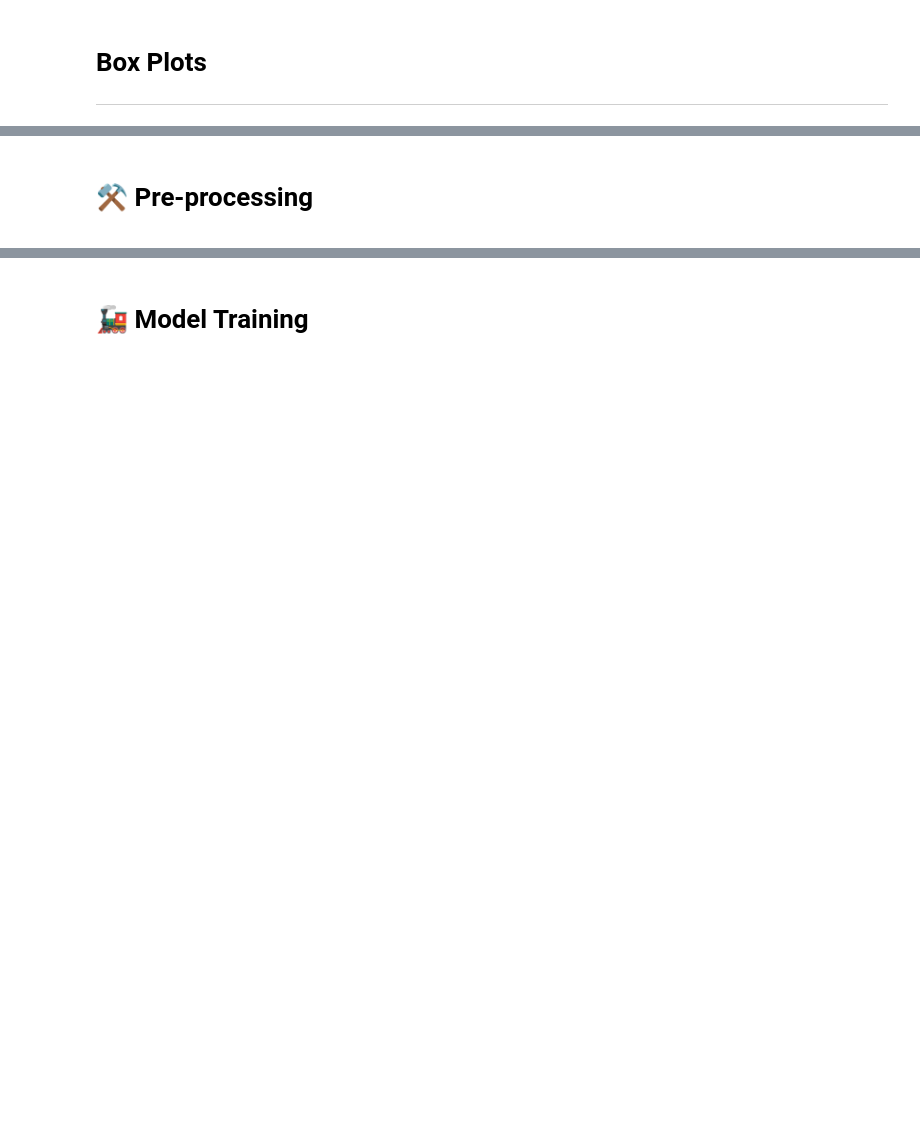
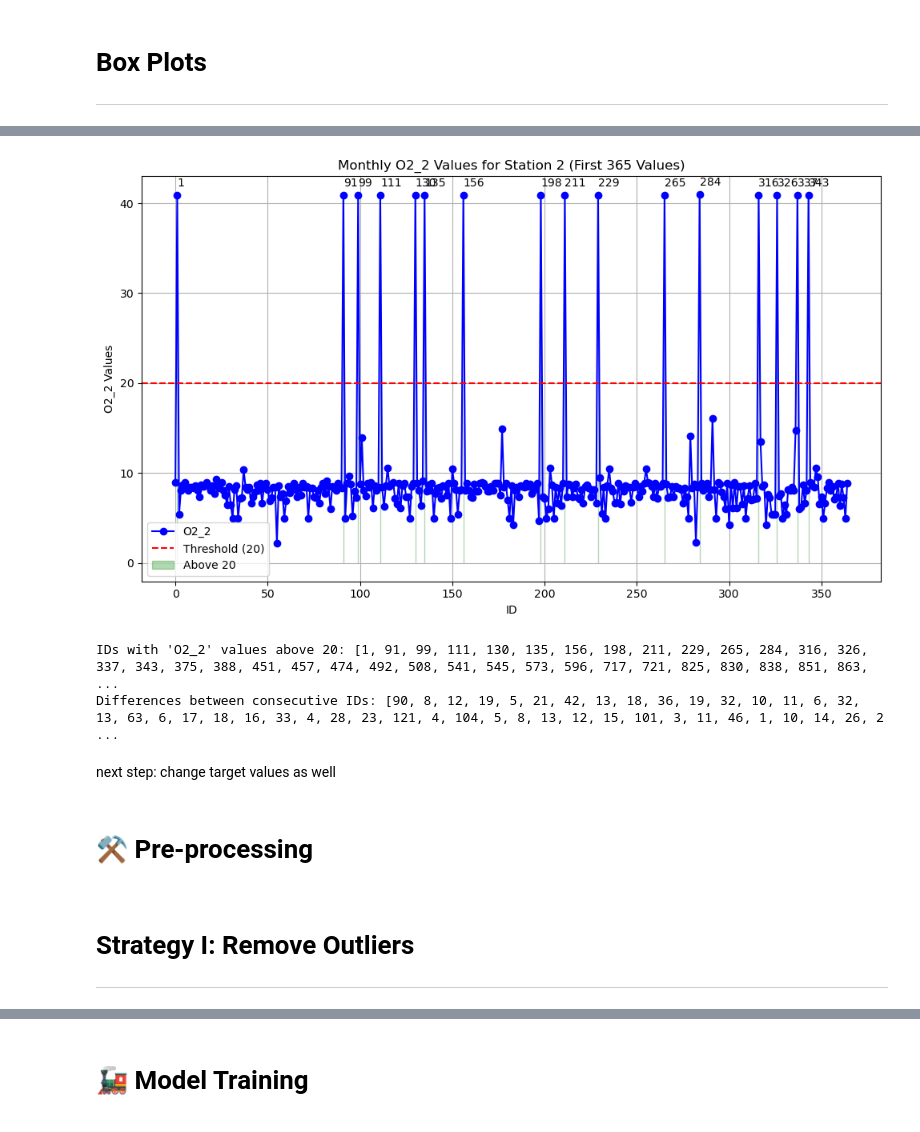
Before and after one commit to tonyhollaar/kaggle-competitions, a Jupyter notebook: improve-a-fixed-model-the-data-centric-way.ipynb, the cells around one changed output, grey strips where cells are left out. Cells and saved outputs as stored; diff of their text form; code cells hidden in the pictures; blank space fills up the shorter version.

```diff
--- a/improve-a-fixed-model-the-data-centric-way.ipynb
+++ b/improve-a-fixed-model-the-data-centric-way.ipynb
@@ -296,5 +693,46 @@ fig.show()
+# %%
+import matplotlib.pyplot as plt
+
+# Plot the first 365 'O2_2' values against the 'id' column
+plt.figure(figsize=(10, 6))
+plt.plot(df['id'][:365], df['O2_2'][:365], marker='o', linestyle='-', color='b', label='O2_2')
+plt.axhline(y=20, color='r', linestyle='--', label='Threshold (20)')
+plt.fill_between(df['id'][:365], df['O2_2'][:365], where=(df['O2_2'][:365] > 20), color='green', alpha=0.3, label='Above 20')
+for i in range(365):
+    if df['O2_2'][i] > 20:
+        plt.text(df['id'][i], df['O2_2'][i] + 1, str(i), color='black', fontsize=10)
+plt.xlabel('ID')
+plt.ylabel('O2_2 Values')
+plt.title('Monthly O2_2 Values for Station 2 (First 365 Values)')
+plt.legend()
+plt.grid(True)
+plt.tight_layout()
+
+# Show the plot
+plt.show()
+# %% [output]
+[figure, added]
+# %%
+# Create a list of IDs where 'O2_2' values are above 20
+above_20_ids = df[df['O2_2'] > 20]['id'].tolist()
+
+# Analyze the pattern of above_20_ids (example: check if differences between consecutive IDs are consistent)
+differences = [above_20_ids[i+1] - above_20_ids[i] for i in range(len(above_20_ids)-1)]
+
+# Print the list of IDs and the pattern analysis
+print("IDs with 'O2_2' values above 20:", above_20_ids)
+print("Differences between consecutive IDs:", differences)
+# %% [output]
+IDs with 'O2_2' values above 20: [1, 91, 99, 111, 130, 135, 156, 198, 211, 229, 265, 284, 316, 326, 337, 343, 375, 388, 451, 457, 474, 492, 508, 541, 545, 573, 596, 717, 721, 825, 830, 838, 851, 863,  ...
+Differences between consecutive IDs: [90, 8, 12, 19, 5, 21, 42, 13, 18, 36, 19, 32, 10, 11, 6, 32, 13, 63, 6, 17, 18, 16, 33, 4, 28, 23, 121, 4, 104, 5, 8, 13, 12, 15, 101, 3, 11, 46, 1, 10, 14, 26, 2 ...
+# %% [markdown]
+next step: change target values as well
 # %% [markdown]
-<a class="anchor"  id="configuration"></a>
+<a class="anchor"  id="preprocessing"></a>
 <div class="header">
     <h1>⚒️ Pre-processing</h1>
 </div>
+# %% [markdown]
+<a class="anchor"  id="Remove_Outliers"></a>
+# Strategy I: Remove Outliers
+---
```
Also changed, not shown: parts of 38 cells of this notebook.
